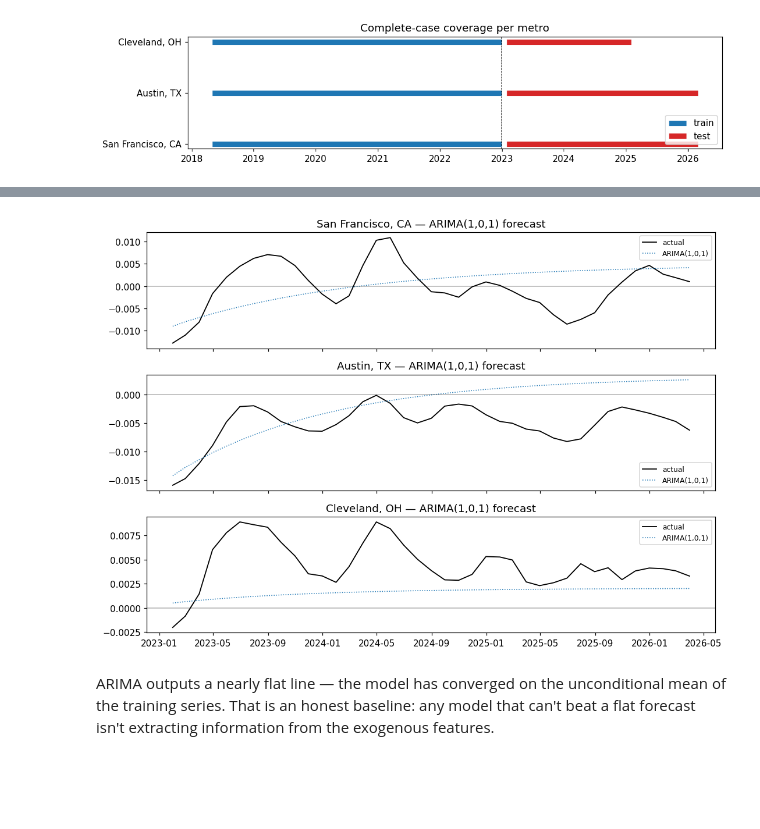
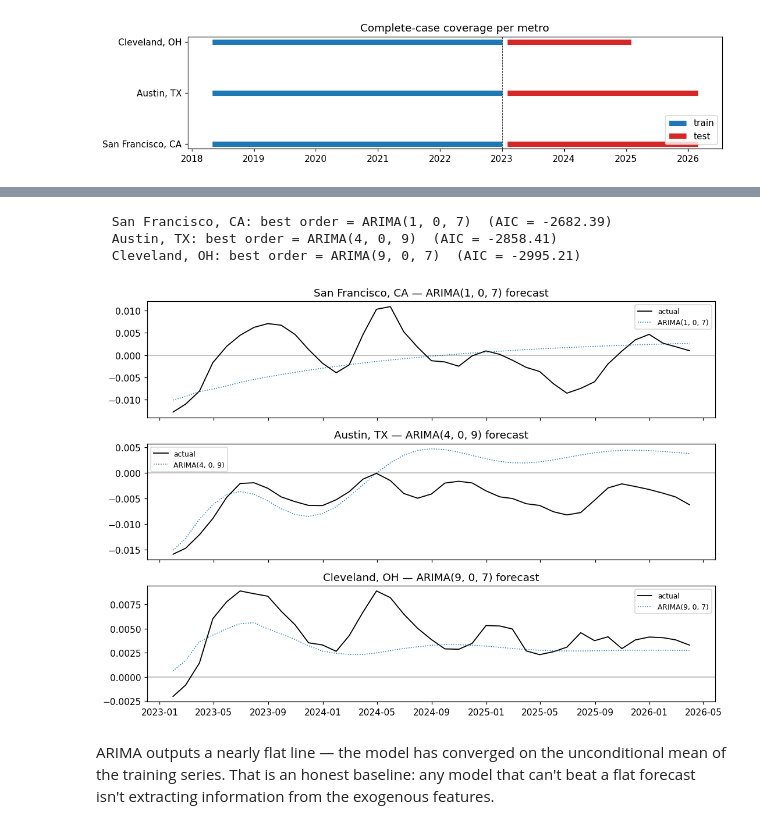
Before and after one commit to garavels/ECON-148, a Jupyter notebook: notebooks/housing_nowcast_main.ipynb, the cells around one changed output, grey strips where cells are left out. Cells and saved outputs as stored; diff of their text form; code cells hidden in the pictures; blank space fills up the shorter version.

Commit message:
feat: update data processing pipelines, model evaluation metrics, and visualization outputs

```diff
--- a/notebooks/housing_nowcast_main.ipynb
+++ b/notebooks/housing_nowcast_main.ipynb
@@ -733,31 +749,48 @@ TODO: Arima optimal parameters search
 # %%
-from distutils.command import build_clib
+from itertools import product as iterproduct
+
+# --- AIC-based order search per metro (p, q ∈ {0,...,9}, d fixed at 0) ---
+best_orders = {}
+for metro in METRO_NAMES:
+    tr = train.query("metro == @metro").dropna(subset=[TARGET]).sort_values("date")
+    best_aic, best_order = np.inf, (1, 0, 1)
+    for p, q in iterproduct(range(10), range(10)):
+        try:
+            aic = ARIMA(tr[TARGET].astype(float).values, order=(p, 0, q)).fit().aic
+            if aic < best_aic:
+                best_aic, best_order = aic, (p, 0, q)
+        except Exception:
+            continue
+    best_orders[metro] = best_order
+    print(f"  {metro}: best order = ARIMA{best_order}  (AIC = {best_aic:.2f})")
+
+# --- Fit with selected orders and forecast ---
 arima_preds = []
+for metro in METRO_NAMES:
+    tr = train.query("metro == @metro").dropna(subset=[TARGET]).sort_values("date")
+    te = test.query("metro == @metro").dropna(subset=[TARGET]).sort_values("date")
+    arima = ARIMA(tr[TARGET].astype(float).values, order=best_orders[metro]).fit()
+    forecast = arima.forecast(steps=len(te))
+    arima_preds.append(te[["metro", "date", TARGET]].assign(y_pred_arima=forecast))
 
-for metro in METRO_NAMES: # we loop through each metro
-    tr = train.query("metro == @metro").dropna(subset=[TARGET]).sort_values("date") # we use the query method to filter (https://pandas.pydata.org/docs/reference/api/pandas.DataFrame.query.html)
-    te = test.query("metro == @metro").dropna(subset=[TARGET]).sort_values("date")
-    # fit ARIMA:
-    arima = ARIMA(tr[TARGET].astype(float).values, order=(1, 0, 1)).fit()
-    # Fforecast
-    forecast = arima.forecast(steps=len(te))
-    # store the results
-    arima_preds.append(te[["metro", "date", TARGET]].assign(y_pred_arima=forecast))
 arima_preds = pd.concat(arima_preds, ignore_index=True)
-
 
 fig, axes = plt.subplots(3, 1, figsize=(10, 7), sharex=True)
 for ax, metro in zip(axes, METRO_NAMES):
     g = arima_preds.query("metro == @metro")
+    label = f"ARIMA{best_orders[metro]}"
     ax.plot(g["date"], g["y_logret"],     label="actual", lw=1.2, color="black")
-    ax.plot(g["date"], g["y_pred_arima"], label="ARIMA(1,0,1)", lw=1.0, ls=":")
+    ax.plot(g["date"], g["y_pred_arima"], label=label,    lw=1.0, ls=":")
     ax.axhline(0, color="k", lw=0.3)
-    ax.set_title(f"{metro} — ARIMA(1,0,1) forecast"); ax.legend(fontsize=8)
+    ax.set_title(f"{metro} — {label} forecast"); ax.legend(fontsize=8)
 fig.tight_layout()
 fig.savefig(OUT_FIG / "pred_arima.png", dpi=150)
 plt.show()
 # %% [output]
+  San Francisco, CA: best order = ARIMA(1, 0, 7)  (AIC = -2682.39)
+  Austin, TX: best order = ARIMA(4, 0, 9)  (AIC = -2858.41)
+  Cleveland, OH: best order = ARIMA(9, 0, 7)  (AIC = -2995.21)
-[figure, old version]
+[figure, new version]
 # %% [markdown]
 ARIMA outputs a nearly flat line — the model has converged on the
 unconditional mean of the training series. That is an honest baseline: any
```
Also changed, not shown: parts of 22 cells of this notebook.
